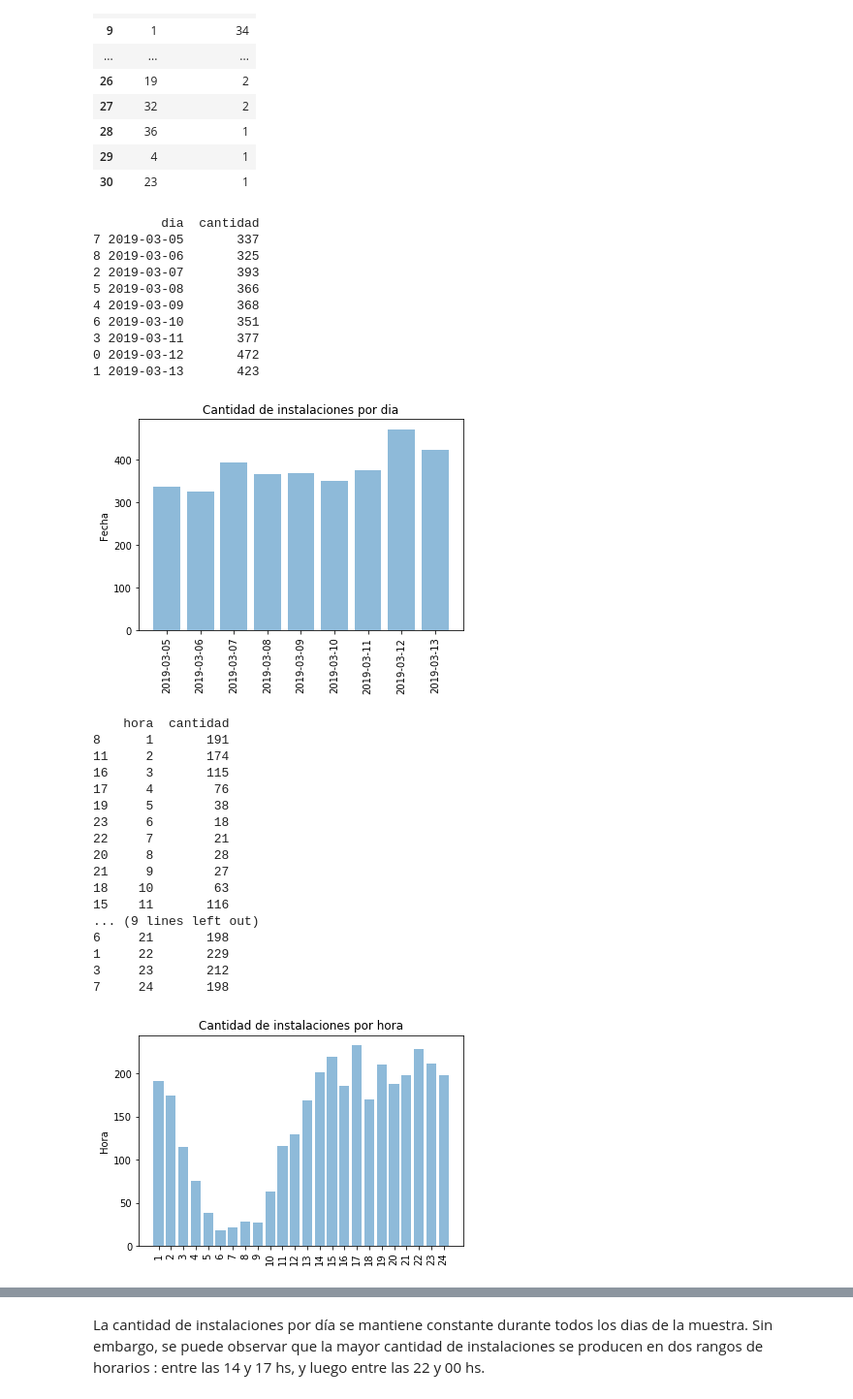
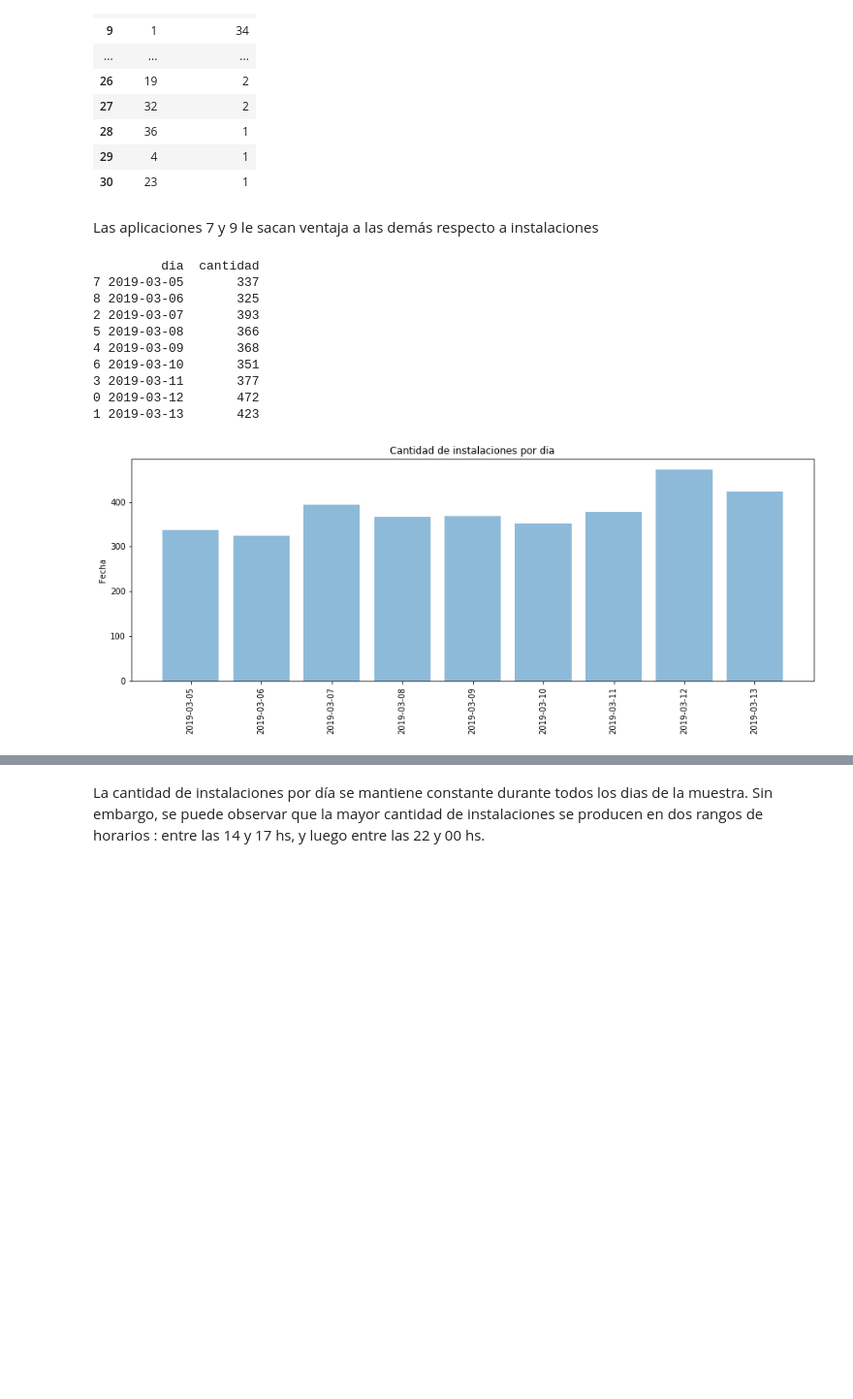
Before and after one commit to yanetrodriguez25/TpJampp, a Jupyter notebook: Tp1.ipynb, the cells around one changed output, grey strips where cells are left out. Shown at 97% size. Cells and saved outputs as stored; diff of their text form; code cells hidden in the pictures; blank space fills up the shorter version.

```diff
--- a/Tp1.ipynb
+++ b/Tp1.ipynb
@@ -808,76 +841,40 @@ app_count
 | 28 | 36 | 1 |
 | 29 | 4 | 1 |
 | 30 | 23 | 1 |
+# %% [markdown]
+Las aplicaciones 7 y 9 le sacan ventaja a las demás respecto a instalaciones
 # %%
 #Convertimos el campo created a datetime.
 
 df_installs.created = pd.to_datetime(df_installs.created)
 
 #Obtenemos las instalaciones por dia y hora.
 
 df_installs_por_dia = df_installs.created\
        .dt.floor('d')\
        .value_counts()\
        .rename_axis('dia')\
        .reset_index(name='cantidad')\
        .sort_values(by='dia', ascending=True)
 
 print(df_installs_por_dia)
-
+plt.figure(figsize=(15,5))
 plt.bar(np.arange(len(df_installs_por_dia)), df_installs_por_dia.cantidad, align='center', alpha=0.5)
 plt.xticks(np.arange(len(df_installs_por_dia)), df_installs_por_dia.dia.dt.date,rotation=90)
 plt.ylabel('Instalaciones')
 plt.ylabel('Fecha')
 plt.title('Cantidad de instalaciones por dia')
 
 plt.show()
-
-#Generamos una columna con la hora de la instalación
-df_installs['hour'] = df_installs.created.dt.hour
-df_installs['hour'] = df_installs['hour'].replace(0,24)
-
-df_installs_por_hora = df_installs.hour\
-       .value_counts()\
-       .rename_axis('hora')\
-       .reset_index(name='cantidad')\
-       .sort_values(by='hora', ascending=True)
-
-print(df_installs_por_hora)
-
-plt.bar(np.arange(len(df_installs_por_hora)), df_installs_por_hora.cantidad, align='center', alpha=0.5)
-plt.xticks(np.arange(len(df_installs_por_hora)), df_installs_por_hora.hora,rotation=90)
-plt.ylabel('Instalaciones')
-plt.ylabel('Hora')
-plt.title('Cantidad de instalaciones por hora')
-
-plt.show()
 # %% [output]
          dia  cantidad
 7 2019-03-05       337
 8 2019-03-06       325
 2 2019-03-07       393
 5 2019-03-08       366
 4 2019-03-09       368
 6 2019-03-10       351
 3 2019-03-11       377
 0 2019-03-12       472
 1 2019-03-13       423
-[figure, old version]
+[figure, new version]
-    hora  cantidad
-8      1       191
-11     2       174
-16     3       115
-17     4        76
-19     5        38
-23     6        18
-22     7        21
-20     8        28
-21     9        27
-18    10        63
-15    11       116
-... (9 lines left out)
-6     21       198
-1     22       229
-3     23       212
-7     24       198
-[figure, removed]
```
Also changed, not shown: parts of 48 cells of this notebook.
